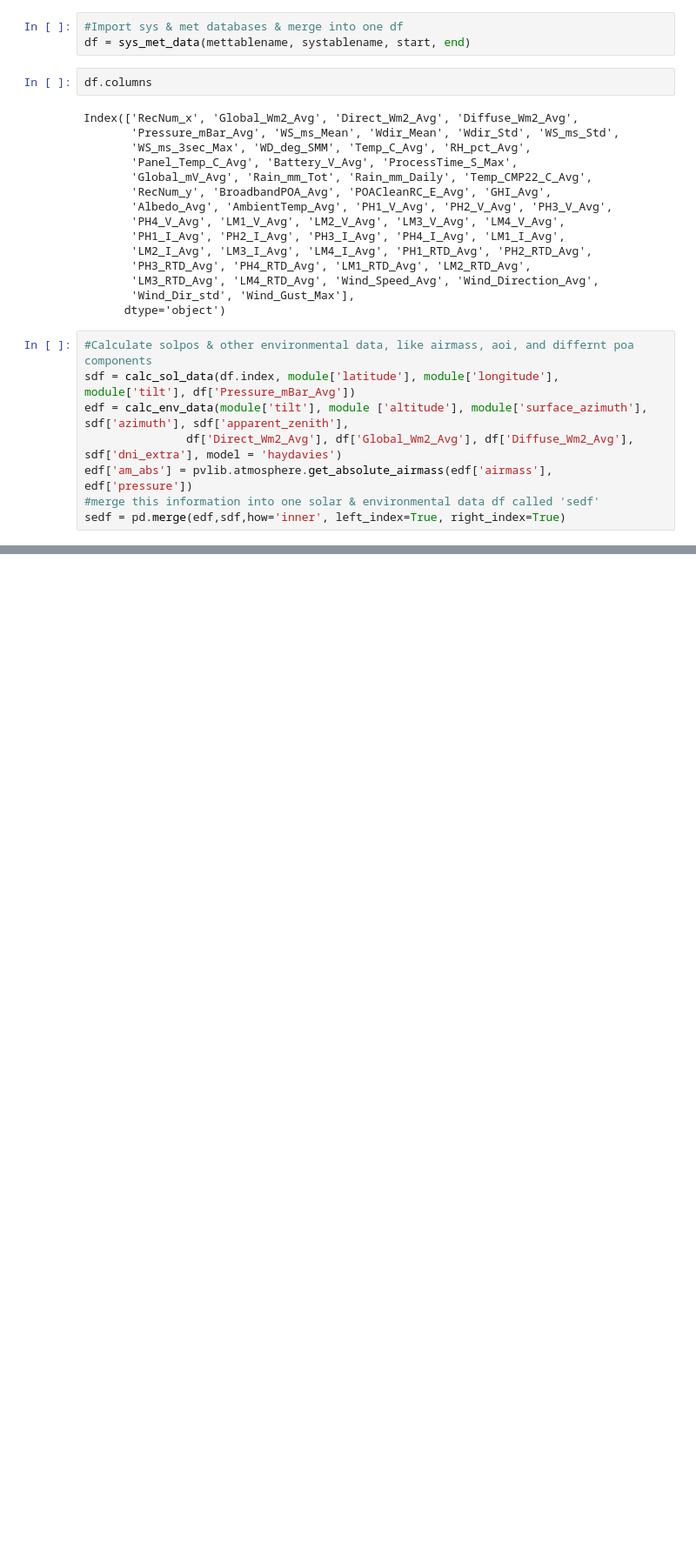
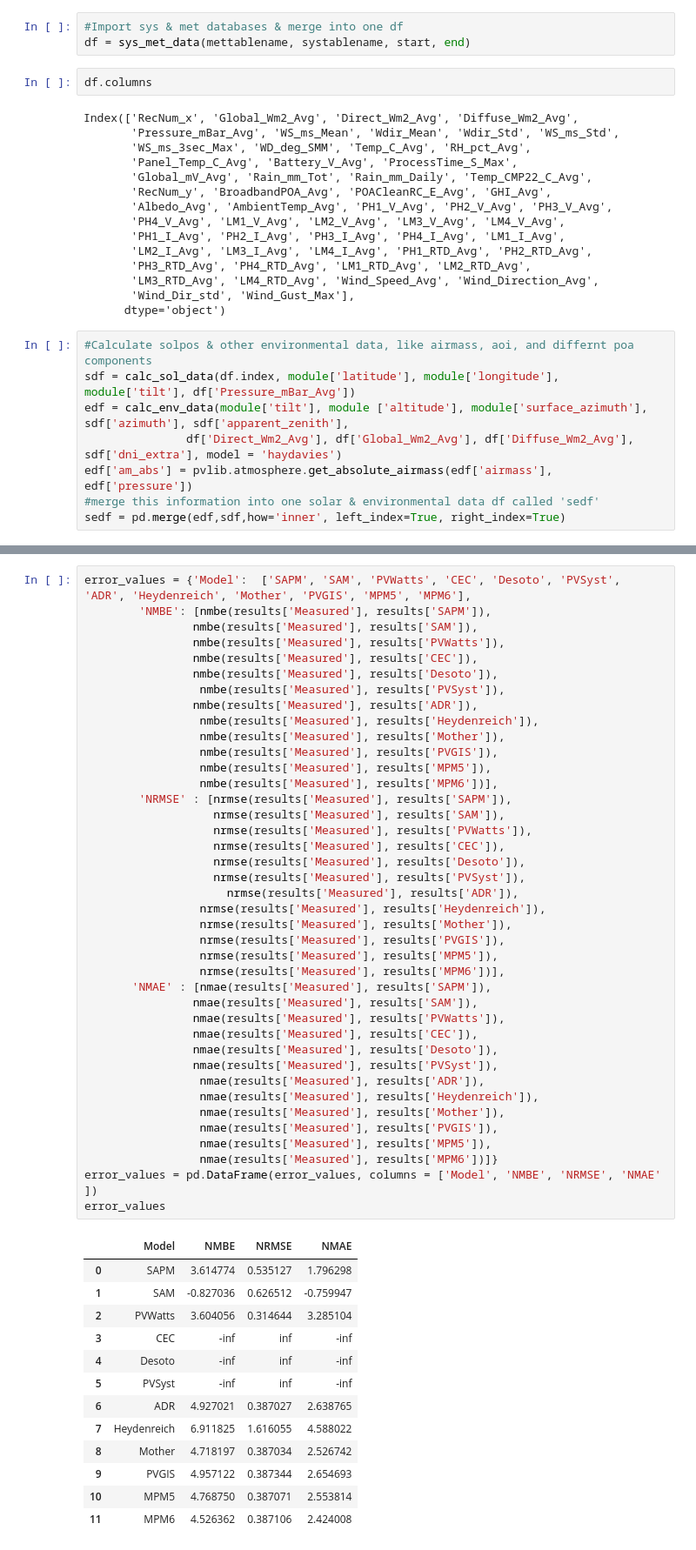
Before and after one commit to lmdeville/PV-Modeling, a Jupyter notebook: PVLT/PVLT.ipynb, the cells around one changed output, grey strips where cells are left out. Shown at 87% size. Cells and saved outputs as stored; diff of their text form; blank space fills up the shorter version.

```diff
--- a/PVLT/PVLT.ipynb
+++ b/PVLT/PVLT.ipynb
@@ -184,0 +242,54 @@ Text(0, 0.5, 'Power (W)')
+# %%
+error_values = {'Model':  ['SAPM', 'SAM', 'PVWatts', 'CEC', 'Desoto', 'PVSyst', 'ADR', 'Heydenreich', 'Mother', 'PVGIS', 'MPM5', 'MPM6'],
+        'NMBE': [nmbe(results['Measured'], results['SAPM']),
+                nmbe(results['Measured'], results['SAM']),
+                nmbe(results['Measured'], results['PVWatts']),
+                nmbe(results['Measured'], results['CEC']),
+                nmbe(results['Measured'], results['Desoto']),
+                 nmbe(results['Measured'], results['PVSyst']),
+                nmbe(results['Measured'], results['ADR']),
+                 nmbe(results['Measured'], results['Heydenreich']),
+                 nmbe(results['Measured'], results['Mother']),
+                 nmbe(results['Measured'], results['PVGIS']),
+                 nmbe(results['Measured'], results['MPM5']),
+                 nmbe(results['Measured'], results['MPM6'])],
+        'NRMSE' : [nrmse(results['Measured'], results['SAPM']),
+                   nrmse(results['Measured'], results['SAM']),
+                   nrmse(results['Measured'], results['PVWatts']),
+                   nrmse(results['Measured'], results['CEC']),
+                   nrmse(results['Measured'], results['Desoto']),
+                   nrmse(results['Measured'], results['PVSyst']),
+                     nrmse(results['Measured'], results['ADR']),
+                 nrmse(results['Measured'], results['Heydenreich']),
+                 nrmse(results['Measured'], results['Mother']),
+                 nrmse(results['Measured'], results['PVGIS']),
+                 nrmse(results['Measured'], results['MPM5']),
+                 nrmse(results['Measured'], results['MPM6'])],
+       'NMAE' : [nmae(results['Measured'], results['SAPM']),
+                nmae(results['Measured'], results['SAM']),
+                nmae(results['Measured'], results['PVWatts']),
+                nmae(results['Measured'], results['CEC']),
+                nmae(results['Measured'], results['Desoto']),
+                nmae(results['Measured'], results['PVSyst']),
+                 nmae(results['Measured'], results['ADR']),
+                 nmae(results['Measured'], results['Heydenreich']),
+                 nmae(results['Measured'], results['Mother']),
+                 nmae(results['Measured'], results['PVGIS']),
+                 nmae(results['Measured'], results['MPM5']),
+                 nmae(results['Measured'], results['MPM6'])]}
+error_values = pd.DataFrame(error_values, columns = ['Model', 'NMBE', 'NRMSE', 'NMAE' ])
+error_values
+# %% [output]
+|  | Model | NMBE | NRMSE | NMAE |
+| 0 | SAPM | 3.614774 | 0.535127 | 1.796298 |
+| 1 | SAM | -0.827036 | 0.626512 | -0.759947 |
+| 2 | PVWatts | 3.604056 | 0.314644 | 3.285104 |
+| 3 | CEC | -inf | inf | -inf |
+| 4 | Desoto | -inf | inf | -inf |
+| 5 | PVSyst | -inf | inf | -inf |
+| 6 | ADR | 4.927021 | 0.387027 | 2.638765 |
+| 7 | Heydenreich | 6.911825 | 1.616055 | 4.588022 |
+| 8 | Mother | 4.718197 | 0.387034 | 2.526742 |
+| 9 | PVGIS | 4.957122 | 0.387344 | 2.654693 |
+| 10 | MPM5 | 4.768750 | 0.387071 | 2.553814 |
+| 11 | MPM6 | 4.526362 | 0.387106 | 2.424008 |
```
Also changed, not shown: parts of 18 cells of this notebook.
